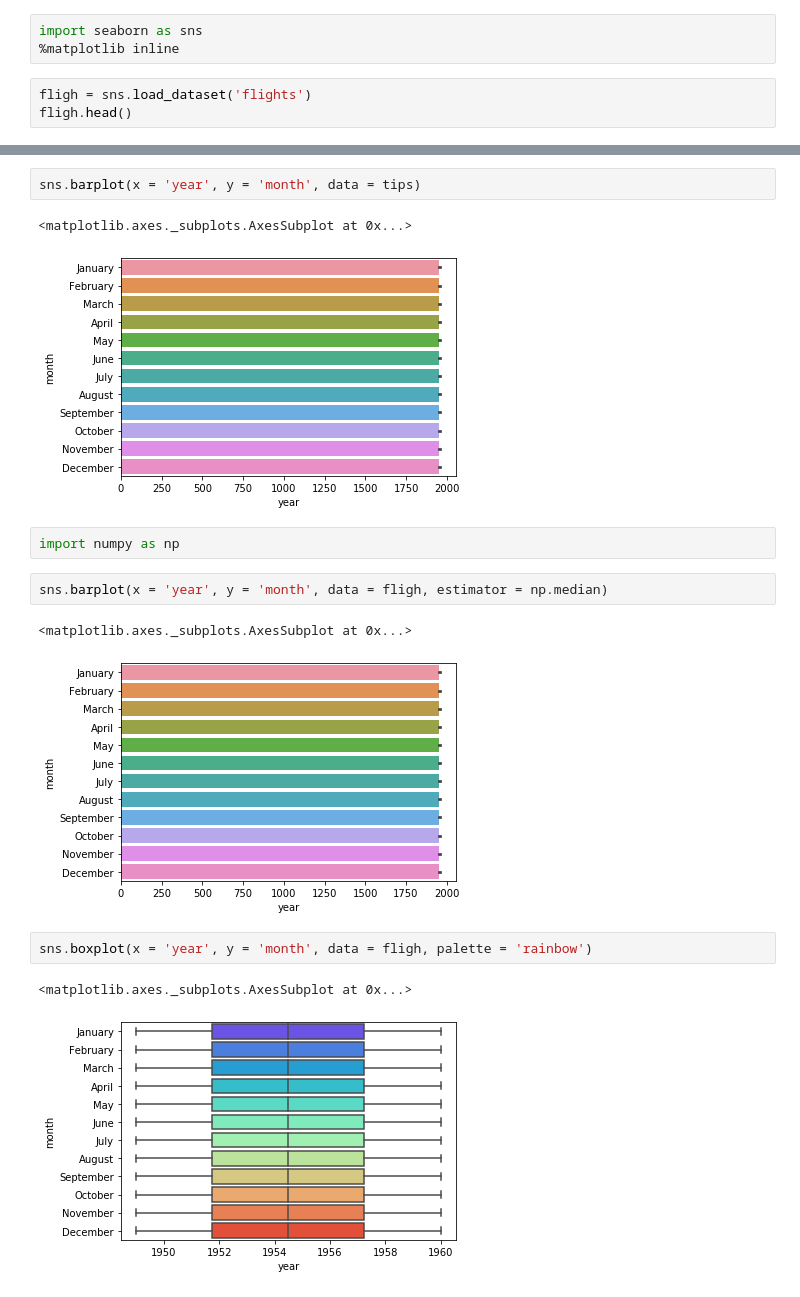
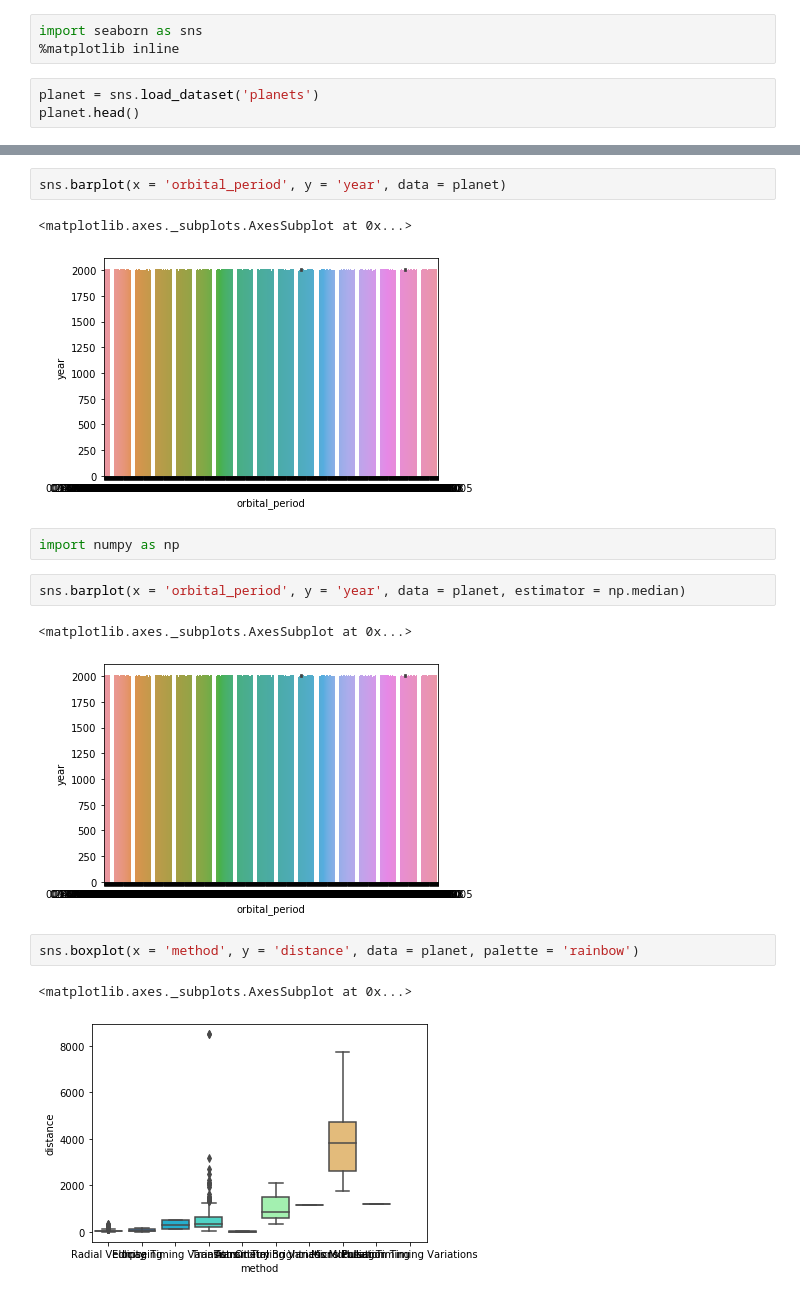
Before and after one commit to AntonKononov/BMD, a Jupyter notebook: Laba3/Laba3.ipynb, the cells around one changed output, grey strips where cells are left out. Drawn from its saved outputs; the diff is of its cells as text.

```diff
--- a/Laba3/Laba3.ipynb
+++ b/Laba3/Laba3.ipynb
@@ -4,6 +4,6 @@
 import seaborn as sns
 %matplotlib inline
 # %%
-fligh = sns.load_dataset('flights')
-fligh.head()
+planet = sns.load_dataset('planets')
+planet.head()
 # %% [output]
@@ -36,18 +36,18 @@ sns.pairplot(fligh, hue = 'month')
 # %%
-sns.barplot(x = 'year', y = 'month', data = tips)
+sns.barplot(x = 'orbital_period', y = 'year', data = planet)
 # %% [output]
 <matplotlib.axes._subplots.AxesSubplot at 0x...>
-[figure, old version]
+[figure, new version]
 # %%
 import numpy as np
 # %%
-sns.barplot(x = 'year', y = 'month', data = fligh, estimator = np.median)
+sns.barplot(x = 'orbital_period', y = 'year', data = planet, estimator = np.median)
 # %% [output]
 <matplotlib.axes._subplots.AxesSubplot at 0x...>
-[figure, old version]
+[figure, new version]
 # %%
-sns.boxplot(x = 'year', y = 'month', data = fligh, palette = 'rainbow')
+sns.boxplot(x = 'method', y = 'distance', data = planet, palette = 'rainbow')
 # %% [output]
 <matplotlib.axes._subplots.AxesSubplot at 0x...>
-[figure, old version]
+[figure, new version]
 # %%
```
Also changed, not shown: parts of 9 cells of this notebook.
